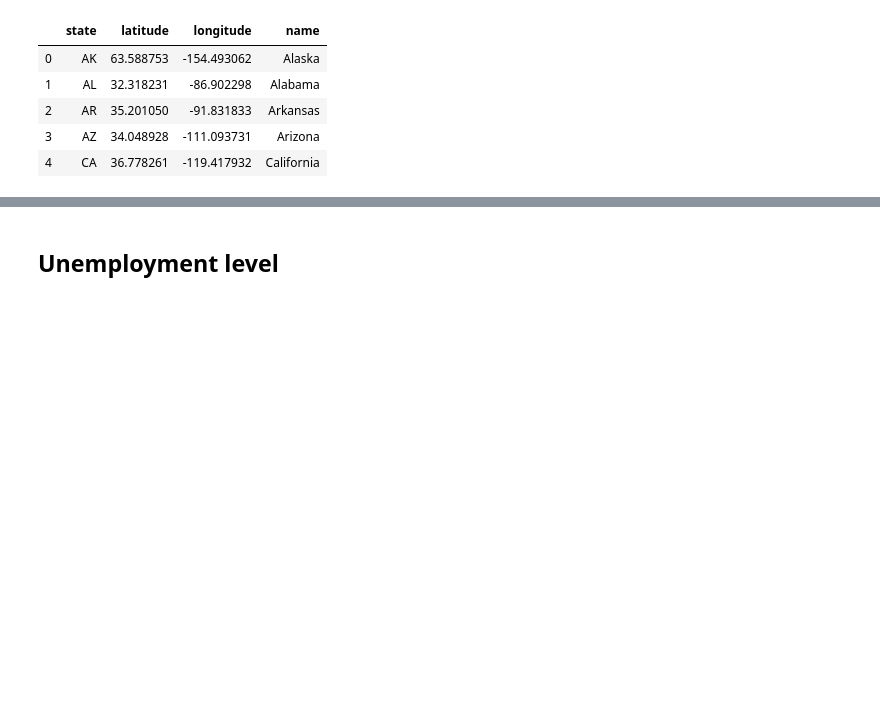
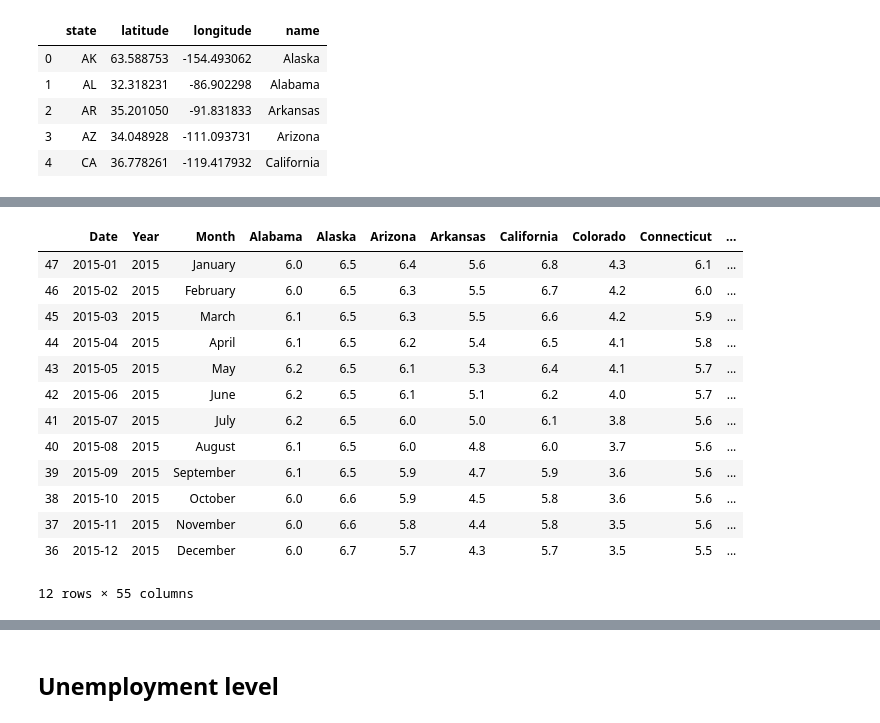
Before and after one commit to jasmine73317/Project-1_Unemployment_data, a Jupyter notebook: cleaning_data-state_avg_map2-12-18-done-Copy1.ipynb, the cells around one changed output, grey strips where cells are left out. Saved outputs shown, nothing was run; the diff lists cells and outputs as text; code cells hidden in the pictures; blank space fills up the shorter version.

```diff
--- a/cleaning_data-state_avg_map2-12-18-done-Copy1.ipynb
+++ b/cleaning_data-state_avg_map2-12-18-done-Copy1.ipynb
@@ -586,0 +581,18 @@ merge_df_2.head(10)
+# %%
+state_unemployment_df_3= state_unemployment_df.iloc[36:48,]
+state_unemployment_df_3
+# %% [output]
+|  | Date | Year | Month | Alabama | Alaska | Arizona | Arkansas | California | Colorado | Connecticut | ... |
+| 47 | 2015-01 | 2015 | January | 6.0 | 6.5 | 6.4 | 5.6 | 6.8 | 4.3 | 6.1 | ... |
+| 46 | 2015-02 | 2015 | February | 6.0 | 6.5 | 6.3 | 5.5 | 6.7 | 4.2 | 6.0 | ... |
+| 45 | 2015-03 | 2015 | March | 6.1 | 6.5 | 6.3 | 5.5 | 6.6 | 4.2 | 5.9 | ... |
+| 44 | 2015-04 | 2015 | April | 6.1 | 6.5 | 6.2 | 5.4 | 6.5 | 4.1 | 5.8 | ... |
+| 43 | 2015-05 | 2015 | May | 6.2 | 6.5 | 6.1 | 5.3 | 6.4 | 4.1 | 5.7 | ... |
+| 42 | 2015-06 | 2015 | June | 6.2 | 6.5 | 6.1 | 5.1 | 6.2 | 4.0 | 5.7 | ... |
+| 41 | 2015-07 | 2015 | July | 6.2 | 6.5 | 6.0 | 5.0 | 6.1 | 3.8 | 5.6 | ... |
+| 40 | 2015-08 | 2015 | August | 6.1 | 6.5 | 6.0 | 4.8 | 6.0 | 3.7 | 5.6 | ... |
+| 39 | 2015-09 | 2015 | September | 6.1 | 6.5 | 5.9 | 4.7 | 5.9 | 3.6 | 5.6 | ... |
+| 38 | 2015-10 | 2015 | October | 6.0 | 6.6 | 5.9 | 4.5 | 5.8 | 3.6 | 5.6 | ... |
+| 37 | 2015-11 | 2015 | November | 6.0 | 6.6 | 5.8 | 4.4 | 5.8 | 3.5 | 5.6 | ... |
+| 36 | 2015-12 | 2015 | December | 6.0 | 6.7 | 5.7 | 4.3 | 5.7 | 3.5 | 5.5 | ... |
+12 rows × 55 columns
```
Also changed, not shown: parts of 26 cells of this notebook, 4 other files.
